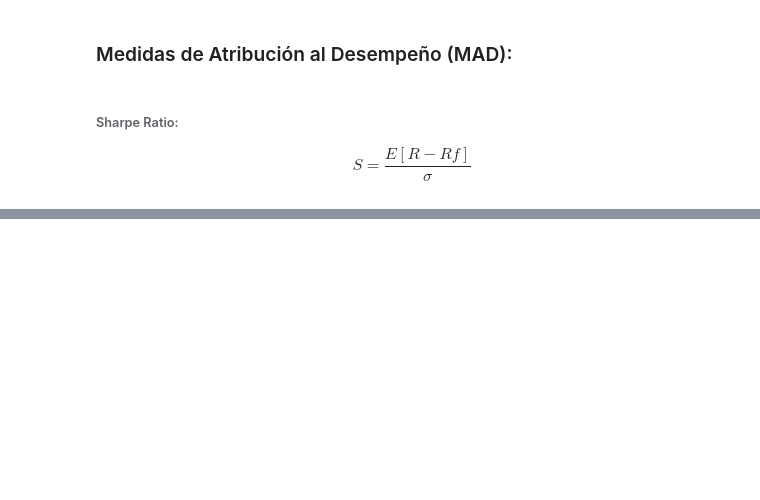
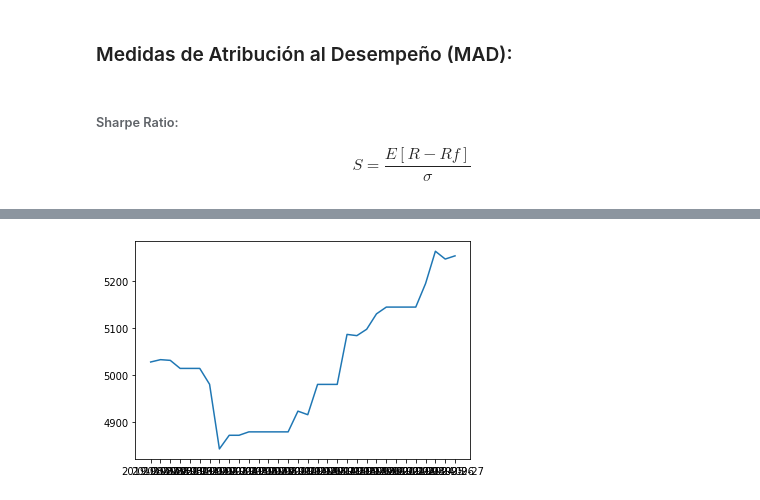
Before and after one commit to NatashaGamez/Lab_2_LNGO, a Jupyter notebook: Lab_2_LNGO_Notebook.ipynb, the cells around one changed output, grey strips where cells are left out. Cells and saved outputs as stored; diff of their text form; code cells hidden in the pictures; blank space fills up the shorter version.

```diff
--- a/Lab_2_LNGO_Notebook.ipynb
+++ b/Lab_2_LNGO_Notebook.ipynb
@@ -162,0 +168,5 @@ Estadisticas_MAD
+# %%
+plt.plot(df_profit_d['Timestamp'],df_profit_d['Profit_acm_d'])
+plt.show()
+# %% [output]
+[figure, added]
```
Also changed, not shown: parts of 5 cells of this notebook, 3 other files.
